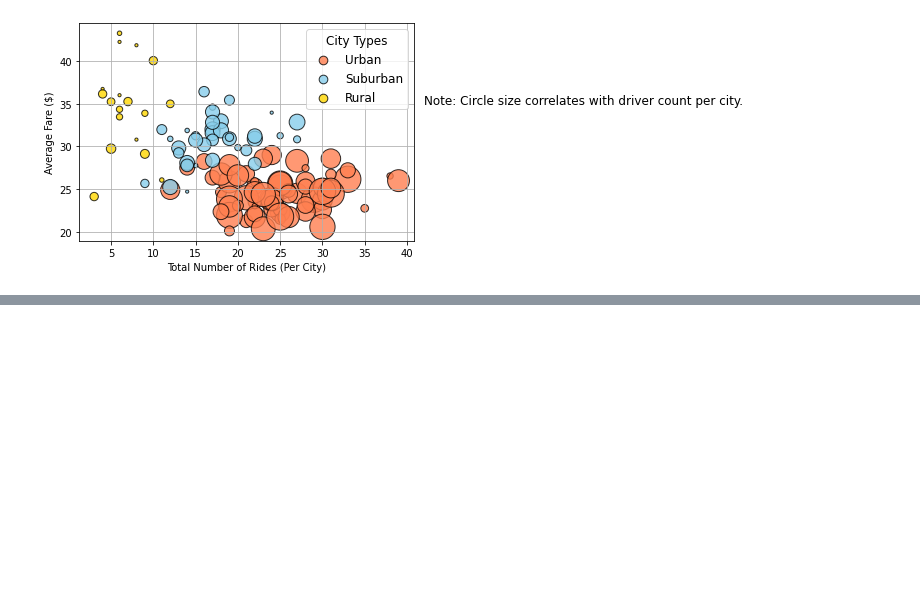
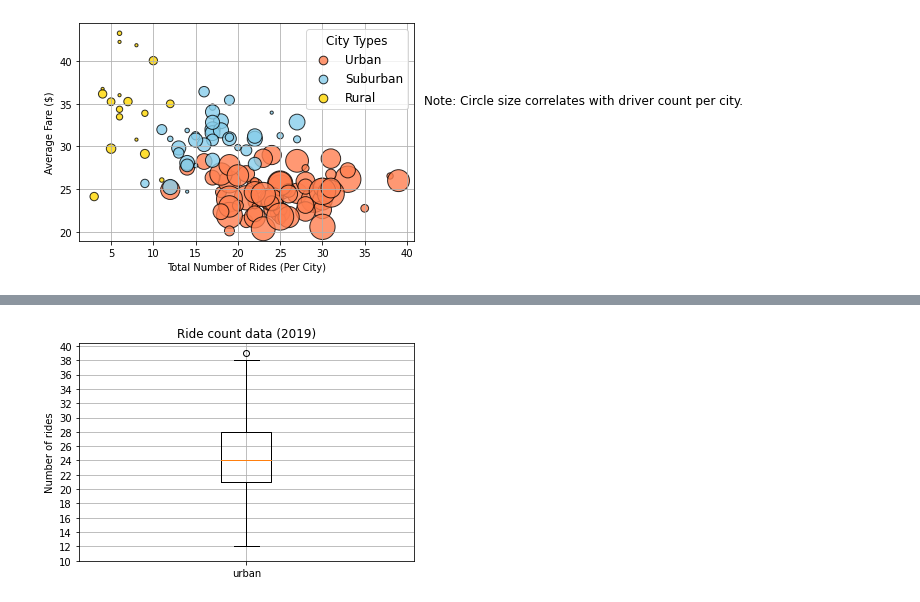
Before and after one commit to asanchez116/PyBer_Analysis, a Jupyter notebook: PyBer .ipynb, the cells around one changed output, grey strips where cells are left out. Cells and saved outputs as stored; diff of their text form; code cells hidden in the pictures; blank space fills up the shorter version.

Commit message:
added fig 2 and 5 and added code for graphs

```diff
--- a/PyBer .ipynb
+++ b/PyBer .ipynb
@@ -183,0 +308,11 @@ plt.show()
+# %%
+fig, ax = plt.subplots()
+xlabels = ['urban']
+ax.boxplot(urban_ride_count, labels =xlabels)
+plt.title('Ride count data (2019)')
+ax.set_ylabel('Number of rides')
+ax.set_yticks(np.arange(10, 41, 2))
+ax.grid()
+plt.show()
+# %% [output]
+[figure, added]
```
Also changed, not shown: parts of 23 cells of this notebook, 2 other files.
